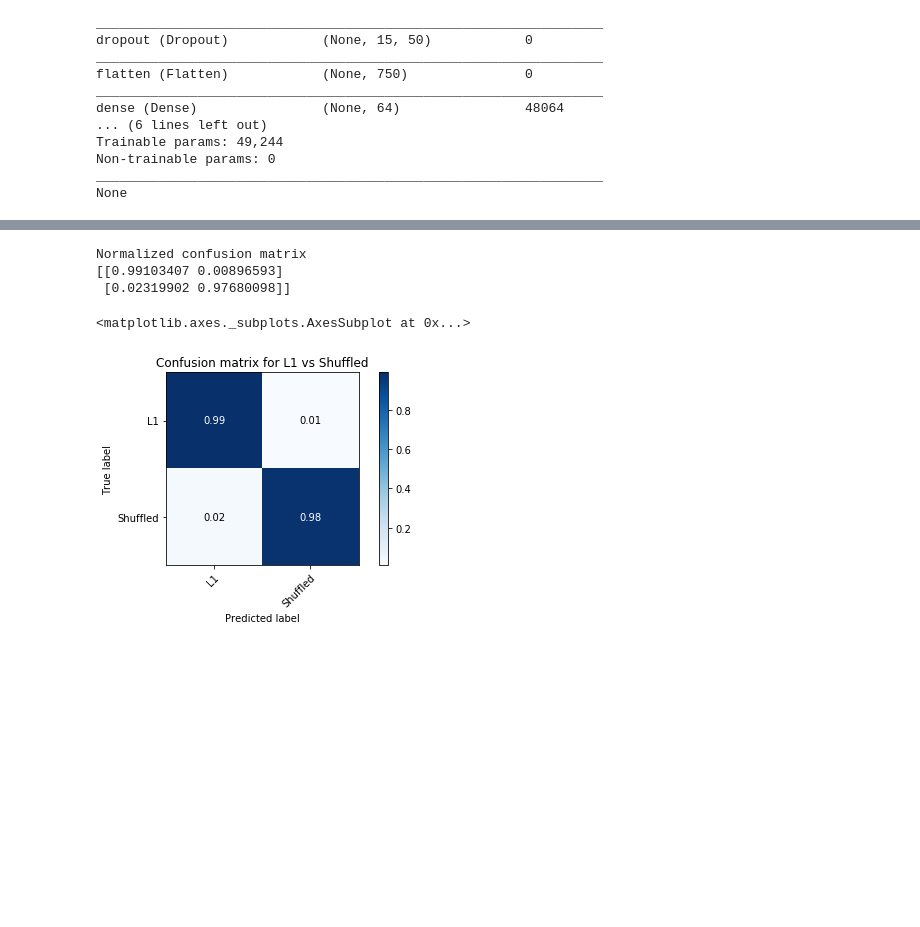
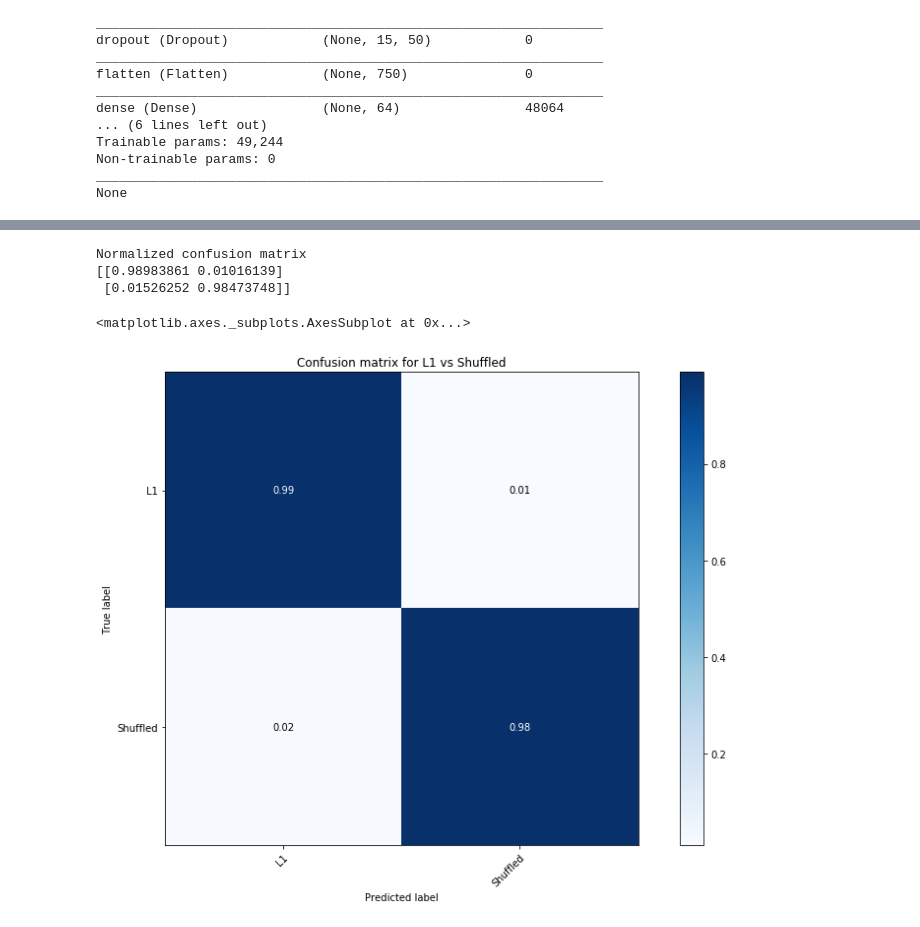
Before and after one commit to AlexShein/DeepLearning, a Jupyter notebook: L13UTR_vs_Shuffled.ipynb, the cells around one changed output, grey strips where cells are left out. Saved outputs shown, nothing was run; the diff lists cells and outputs as text; code cells hidden in the pictures; blank space fills up the shorter version.

```diff
--- a/L13UTR_vs_Shuffled.ipynb
+++ b/L13UTR_vs_Shuffled.ipynb
@@ -23,3 +29,7 @@ from confusion_matrix import plot_confusion_matrix
+# %%
+from pylab import rcParams
+
+rcParams['figure.figsize'] = 12, 8
 # %%
 RANDOM_SEED = 333
 np.random.seed(RANDOM_SEED)
@@ -179,14 +189,15 @@ Y_pred = model.predict_classes(X_test, verbose=1)
 # %%
+Y_test_flat = np.array(list(map(lambda x: x[1]==1 and 1 or 0, Y_test)))
 plot_confusion_matrix(
-    np.array(list(map(lambda x: x[1]==1 and 1 or 0, Y_test))),
+    Y_test_flat,
     Y_pred,
     classes=np.array(CLASS_NAMES),
     normalize=True,
     title=f'Confusion matrix for {CLASS_NAMES[0]} vs {CLASS_NAMES[1]}'
 )
 # %% [output]
 Normalized confusion matrix
-[[0.99103407 0.00896593]
- [0.02319902 0.97680098]]
+[[0.98983861 0.01016139]
+ [0.01526252 0.98473748]]
 <matplotlib.axes._subplots.AxesSubplot at 0x...>
-[figure, old version]
+[figure, new version]
```
Also changed, not shown: parts of 6 cells of this notebook, 1 other file.
